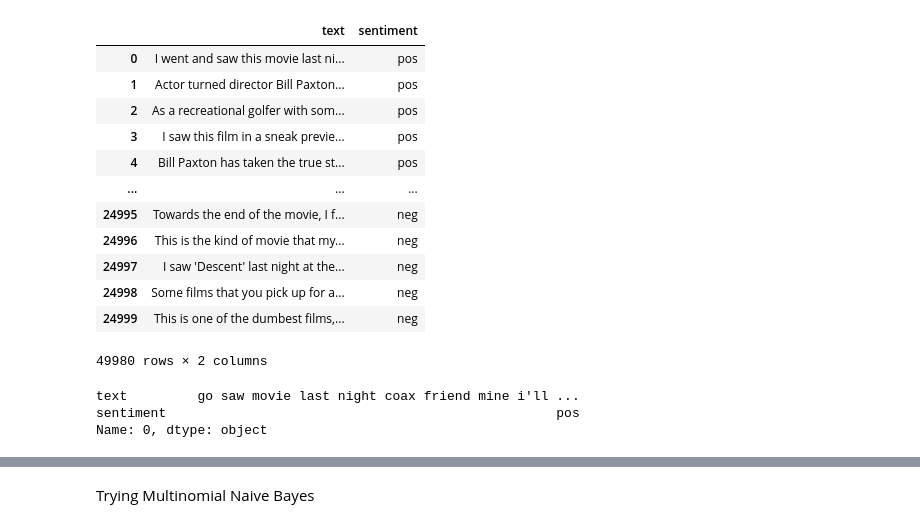
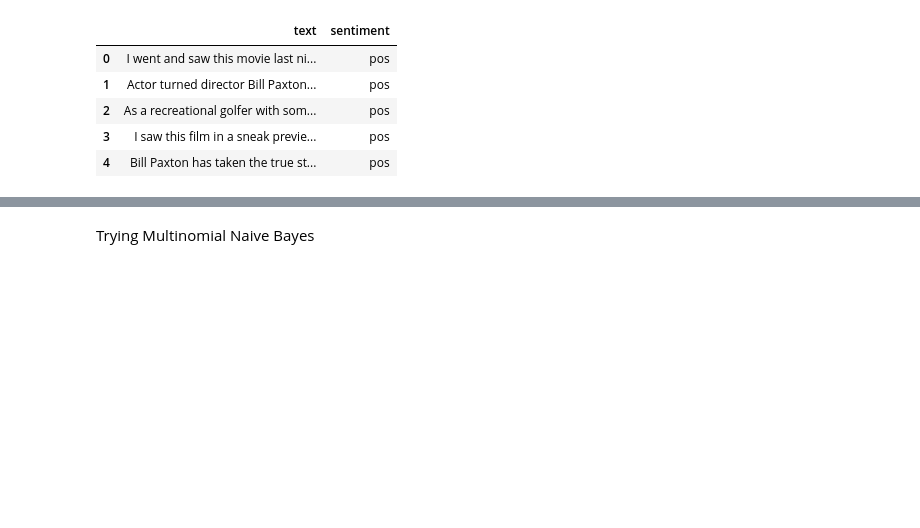
Before and after one commit to christesont/cs4448_finalproject, a Jupyter notebook: cs4448_finalproject.ipynb, the cells around one changed output, grey strips where cells are left out. Saved outputs shown, nothing was run; the diff lists cells and outputs as text; code cells hidden in the pictures; blank space fills up the shorter version.

```diff
--- a/cs4448_finalproject.ipynb
+++ b/cs4448_finalproject.ipynb
@@ -125,27 +107,16 @@ def ingest_and_clean_data():
 # %%
-df2 = pd.read_pickle('raw_reviews.pkl')
-df2
+df2 = pd.read_pickle('raw_reviews.pkl').reset_index(drop=True)
+df2.head()
 # %% [output]
 |  | text | sentiment |
 | 0 | I went and saw this movie last ni... | pos |
 | 1 | Actor turned director Bill Paxton... | pos |
 | 2 | As a recreational golfer with som... | pos |
 | 3 | I saw this film in a sneak previe... | pos |
 | 4 | Bill Paxton has taken the true st... | pos |
-| ... | ... | ... |
-| 24995 | Towards the end of the movie, I f... | neg |
-| 24996 | This is the kind of movie that my... | neg |
-| 24997 | I saw 'Descent' last night at the... | neg |
-| 24998 | Some films that you pick up for a... | neg |
-| 24999 | This is one of the dumbest films,... | neg |
-49980 rows × 2 columns
 # %%
-df = pd.read_pickle('raw_reviews.pkl')
-df['text'] = df['text'].apply(clean, stopwords=sw)
-print(df.iloc[0])
+# df = pd.read_pickle('raw_reviews.pkl')
+# df['text'] = df['text'].apply(clean, stopwords=sw)
+# print(df.iloc[0])
 
-df.to_pickle('reviews.pkl')
+# df.to_pickle('reviews.pkl')
-# %% [output]
-text         go saw movie last night coax friend mine i'll ...
-sentiment                                                  pos
-Name: 0, dtype: object
```
Also changed, not shown: parts of 27 cells of this notebook.
